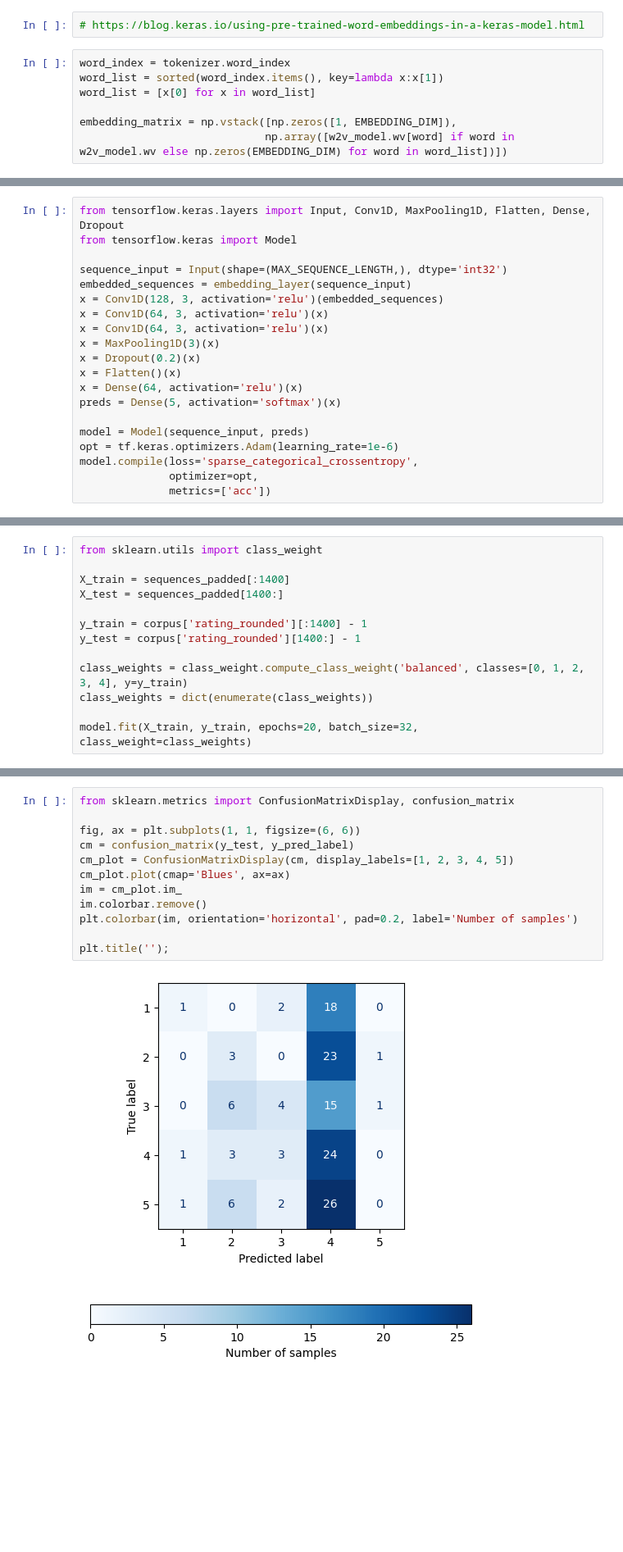
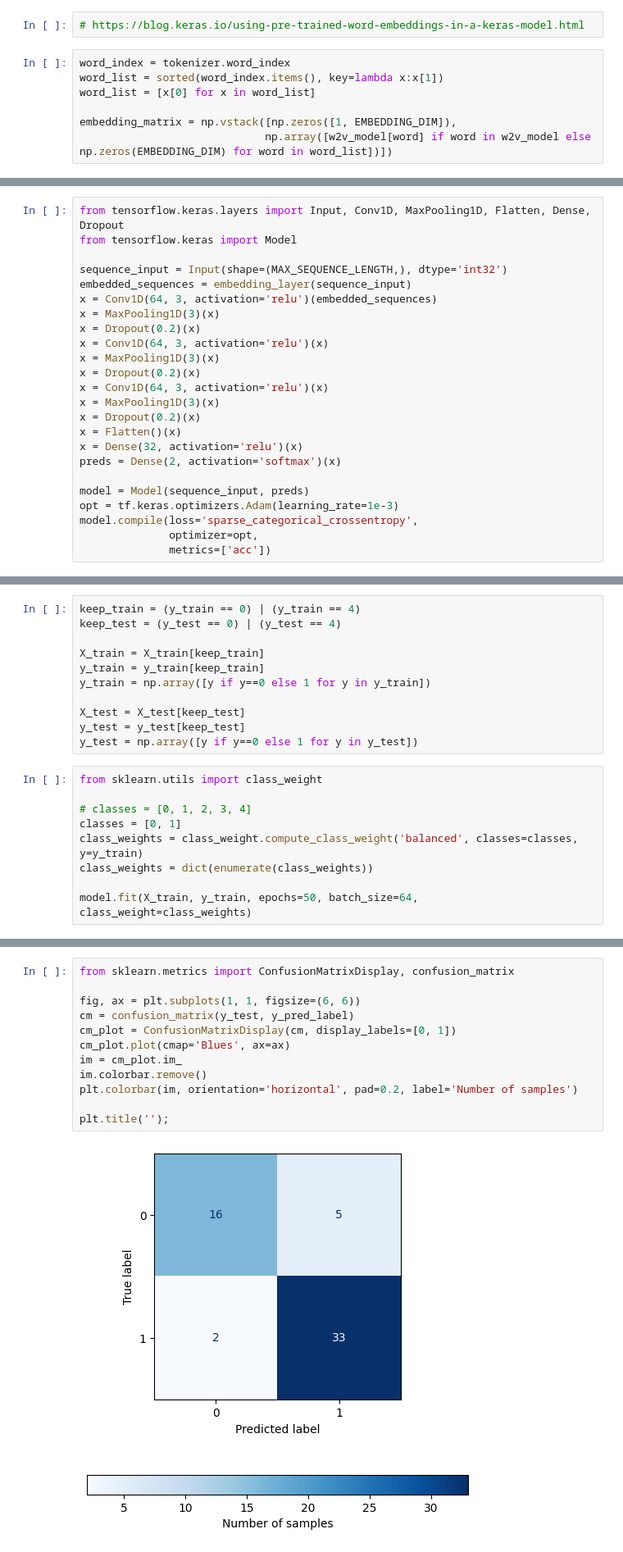
Before and after one commit to sepidehparhami/abilify-ratings, a Jupyter notebook: abilify-ratings.ipynb, the cells around one changed output, grey strips where cells are left out. Shown at 82% size. Saved outputs shown, nothing was run; the diff lists cells and outputs as text; blank space fills up the shorter version.

Commit message:
use Google News pretrained word2vec for 1 star vs 5 star ratings

```diff
--- a/abilify-ratings.ipynb
+++ b/abilify-ratings.ipynb
@@ -131,7 +132,7 @@ word_list = sorted(word_index.items(), key=lambda x:x[1])
 word_list = [x[0] for x in word_list]
 
 embedding_matrix = np.vstack([np.zeros([1, EMBEDDING_DIM]),
-                             np.array([w2v_model.wv[word] if word in w2v_model.wv else np.zeros(EMBEDDING_DIM) for word in word_list])])
+                             np.array([w2v_model[word] if word in w2v_model else np.zeros(EMBEDDING_DIM) for word in word_list])])
 # %%
 from tensorflow.keras.layers import Embedding
 
@@ -146,17 +147,21 @@ from tensorflow.keras import Model
 
 sequence_input = Input(shape=(MAX_SEQUENCE_LENGTH,), dtype='int32')
 embedded_sequences = embedding_layer(sequence_input)
-x = Conv1D(128, 3, activation='relu')(embedded_sequences)
+x = Conv1D(64, 3, activation='relu')(embedded_sequences)
+x = MaxPooling1D(3)(x)
+x = Dropout(0.2)(x)
 x = Conv1D(64, 3, activation='relu')(x)
+x = MaxPooling1D(3)(x)
+x = Dropout(0.2)(x)
 x = Conv1D(64, 3, activation='relu')(x)
 x = MaxPooling1D(3)(x)
 x = Dropout(0.2)(x)
 x = Flatten()(x)
-x = Dense(64, activation='relu')(x)
-preds = Dense(5, activation='softmax')(x)
+x = Dense(32, activation='relu')(x)
+preds = Dense(2, activation='softmax')(x)
 
 model = Model(sequence_input, preds)
-opt = tf.keras.optimizers.Adam(learning_rate=1e-6)
+opt = tf.keras.optimizers.Adam(learning_rate=1e-3)
 model.compile(loss='sparse_categorical_crossentropy',
               optimizer=opt,
               metrics=['acc'])
@@ -163,14 +174,21 @@ model.compile(loss='sparse_categorical_crossentropy',
+# %%
+keep_train = (y_train == 0) | (y_train == 4)
+keep_test = (y_test == 0) | (y_test == 4)
+
+X_train = X_train[keep_train]
+y_train = y_train[keep_train]
+y_train = np.array([y if y==0 else 1 for y in y_train])
+
+X_test = X_test[keep_test]
+y_test = y_test[keep_test]
+y_test = np.array([y if y==0 else 1 for y in y_test])
 # %%
 from sklearn.utils import class_weight
 
-X_train = sequences_padded[:1400]
-X_test = sequences_padded[1400:]
-
-y_train = corpus['rating_rounded'][:1400] - 1
-y_test = corpus['rating_rounded'][1400:] - 1
-
-class_weights = class_weight.compute_class_weight('balanced', classes=[0, 1, 2, 3, 4], y=y_train)
+# classes = [0, 1, 2, 3, 4]
+classes = [0, 1]
+class_weights = class_weight.compute_class_weight('balanced', classes=classes, y=y_train)
 class_weights = dict(enumerate(class_weights))
 
-model.fit(X_train, y_train, epochs=20, batch_size=32, class_weight=class_weights)
+model.fit(X_train, y_train, epochs=50, batch_size=64, class_weight=class_weights)
 # %% [output]
@@ -200,14 +218,14 @@ y_pred_label = [np.argmax(y) for y in y_pred]
 # %%
 from sklearn.metrics import ConfusionMatrixDisplay, confusion_matrix
 
 fig, ax = plt.subplots(1, 1, figsize=(6, 6))
 cm = confusion_matrix(y_test, y_pred_label)
-cm_plot = ConfusionMatrixDisplay(cm, display_labels=[1, 2, 3, 4, 5])
+cm_plot = ConfusionMatrixDisplay(cm, display_labels=[0, 1])
 cm_plot.plot(cmap='Blues', ax=ax)
 im = cm_plot.im_
 im.colorbar.remove()
 plt.colorbar(im, orientation='horizontal', pad=0.2, label='Number of samples')
 
 plt.title('');
 # %% [output]
-[figure, old version]
+[figure, new version]
```
Also changed, not shown: parts of 8 cells of this notebook.
